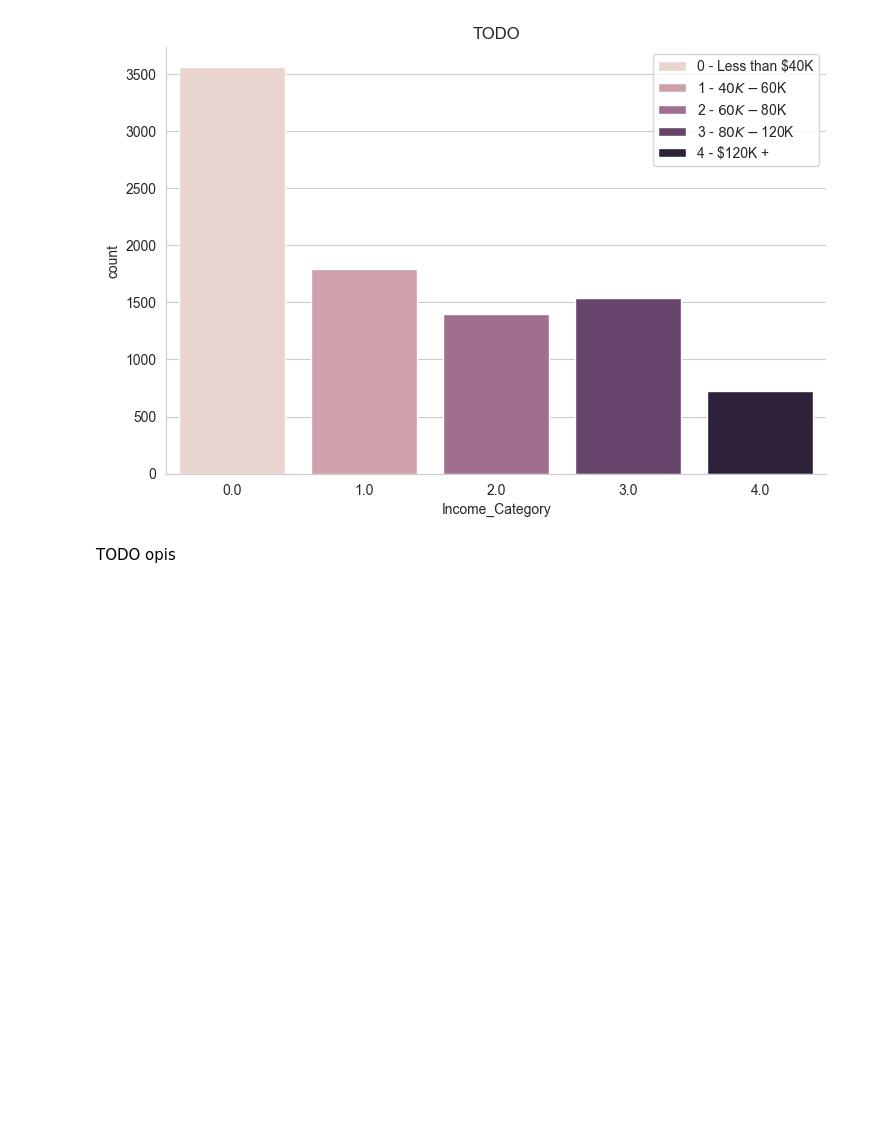
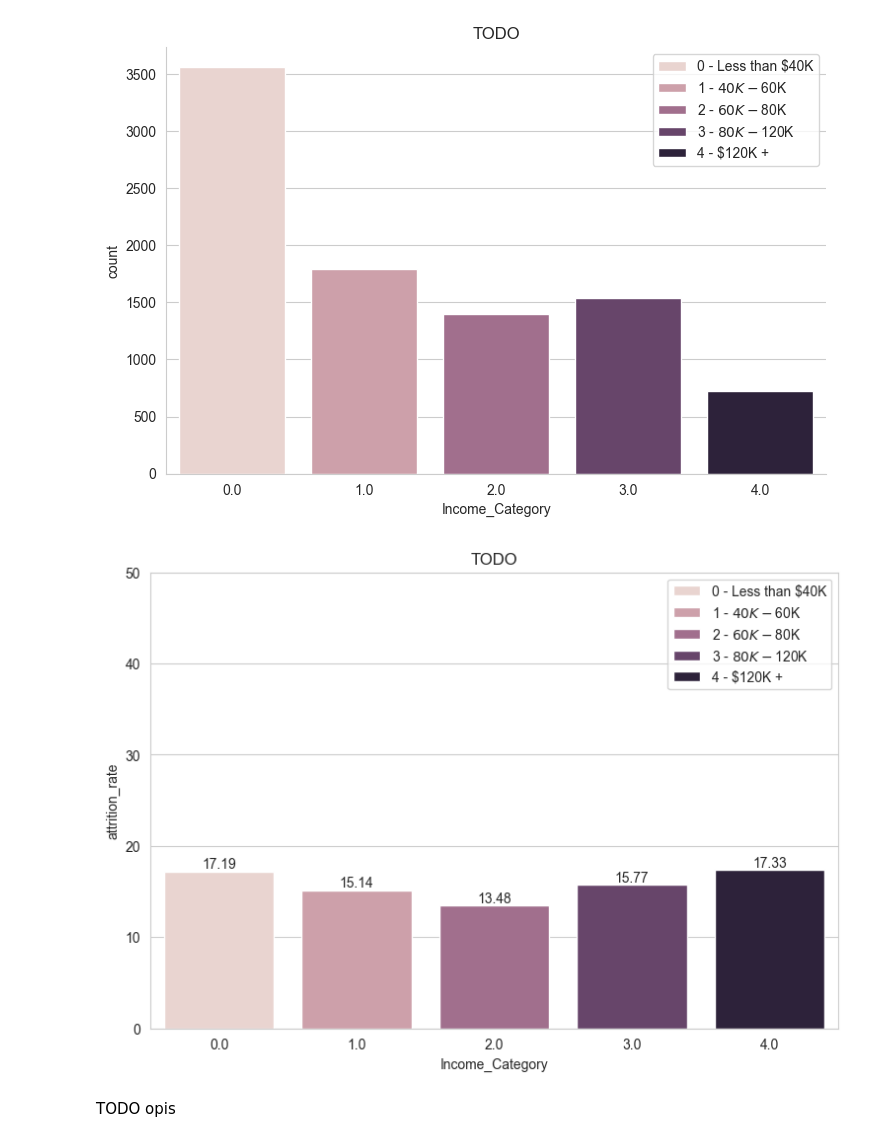
Before and after one commit to kasiadybcio/Credit_card, a Jupyter notebook: eda.ipynb, the cells around one changed output. Cells and saved outputs as stored; diff of their text form; code cells hidden in the pictures; blank space fills up the shorter version.

Commit message:
added plots

```diff
--- a/eda.ipynb
+++ b/eda.ipynb
@@ -244,6 +244,28 @@ plt.title("TODO")
 plt.show()
 # %% [output]
 [figure]
+# %%
+sns.set_style("whitegrid",{'font_scale':'1.6'})
+plt.figure(figsize=(9, 6))
+ax = sns.barplot(
+data = (((data
+.groupby("Income_Category")
+.agg({'Attrition_Flag':["count","sum"]})
+)['Attrition_Flag']
+.reset_index()
+)
+.assign(attrition_rate = lambda x: round(x['sum']/x['count'],4)*100)
+.rename(columns={"sum":"attrition_count"})),
+y = "attrition_rate",x = "Income_Category", hue = 'Income_Category', legend = False, errorbar = None
+)
+ax.set(ylim=(0, 50))
+for i in ax.containers:
+    ax.bar_label(i,)
+ax.legend(["0 - Less than $40K","1 - $40K - $60K", "2 - $60K - $80K" ,"3 - $80K - $120K", "4 - $120K +"])
+plt.title("TODO")
+plt.show()
+# %% [output]
+[figure, added]
 # %% [markdown]
 TODO opis
 # %% [markdown]
```
Also changed, not shown: parts of 28 cells of this notebook.
